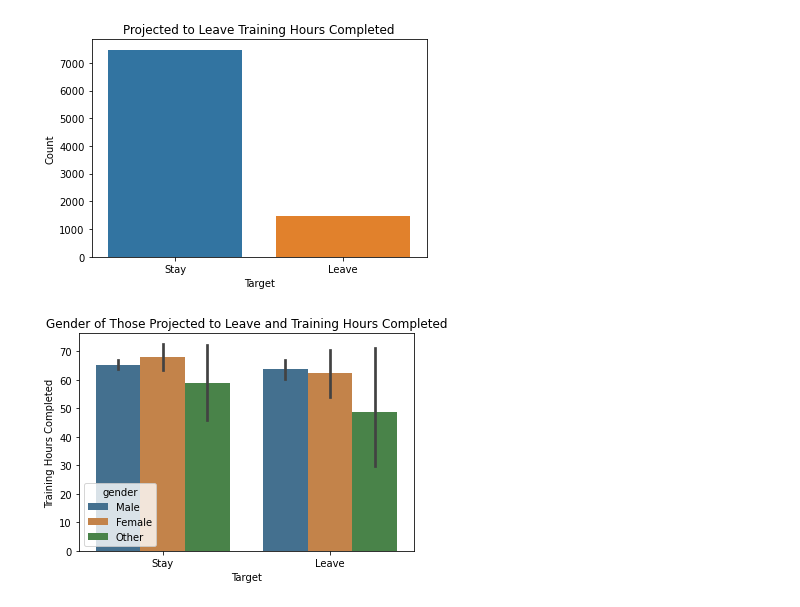
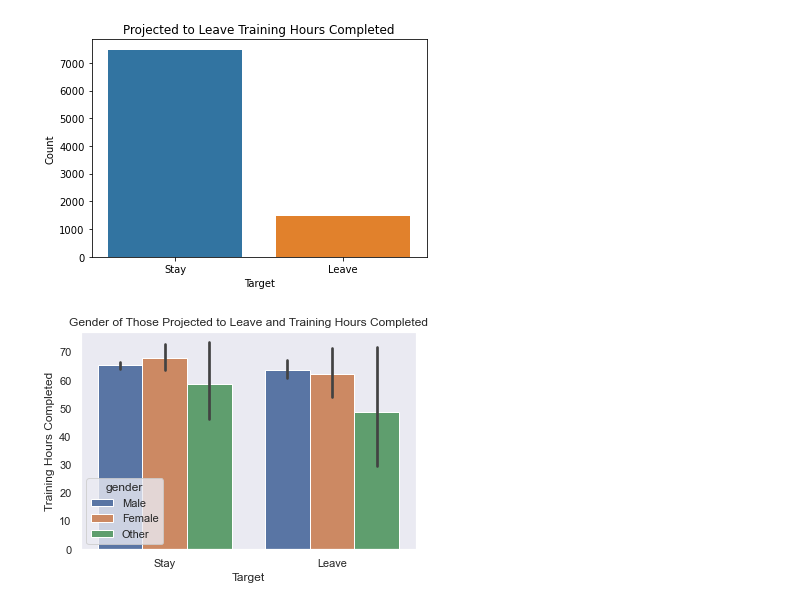
Before and after one commit to anariver/DS-201-Project-1, a Jupyter notebook: Project 1 - part 1 - loading and wrangling data.ipynb, the cells around one changed output. Drawn from its saved outputs; the diff is of its cells as text; code cells hidden in the pictures.

```diff
--- a/Project 1 - part 1 - loading and wrangling data.ipynb
+++ b/Project 1 - part 1 - loading and wrangling data.ipynb
@@ -166,10 +165,11 @@ new_training.head()
 import seaborn as sns
 import matplotlib.pyplot as plt
 # %%
-# Creating histogram of genders in training data
+# Graph of the number of genders reported in dataset
+sns.set_theme(style="darkgrid")
 sns.displot(new_training['gender'])
 plt.xlabel('Reported Genders')
 plt.ylabel('Count')
-plt.title('Reported Genders of Training Data')
+plt.title('Reported Genders')
 plt.show()
 # %% [output]
@@ -176,0 +177,9 @@ plt.show()
+# %%
+# Graph of counting the number of people who are predicted to leave/stay based on gender
+sns.set_theme(style="whitegrid")
+sns.countplot('target',hue='gender',data=new_training)
+plt.xlabel('Target')
+plt.ylabel('Count')
+plt.title('Gender and Target Data')
+plt.xticks([0.0, 1.0], ['Stay', 'Leave'])
+plt.show()
@@ -185,12 +196,13 @@ plt.show()
 # %% [output]
 [figure]
 # %%
-# Creating barplot of the genders of people who are projected to leave and the training hours completed
-sns.barplot(x="target", y="training_hours", hue="gender", data=new_training, saturation=.5)
+# Barplot of the genders of people who are projected to leave/stay and the training hours completed
+sns.set_theme(style="dark")
+sns.barplot(x="target", y="training_hours", hue="gender", data=new_training)
 plt.xticks([0.0, 1.0], ['Stay', 'Leave'])
 plt.xlabel('Target')
 plt.ylabel('Training Hours Completed')
 plt.title('Gender of Those Projected to Leave and Training Hours Completed')
 plt.show()
 # %% [output]
-[figure, old version]
+[figure, new version]
```
Also changed, not shown: parts of 10 cells of this notebook.
